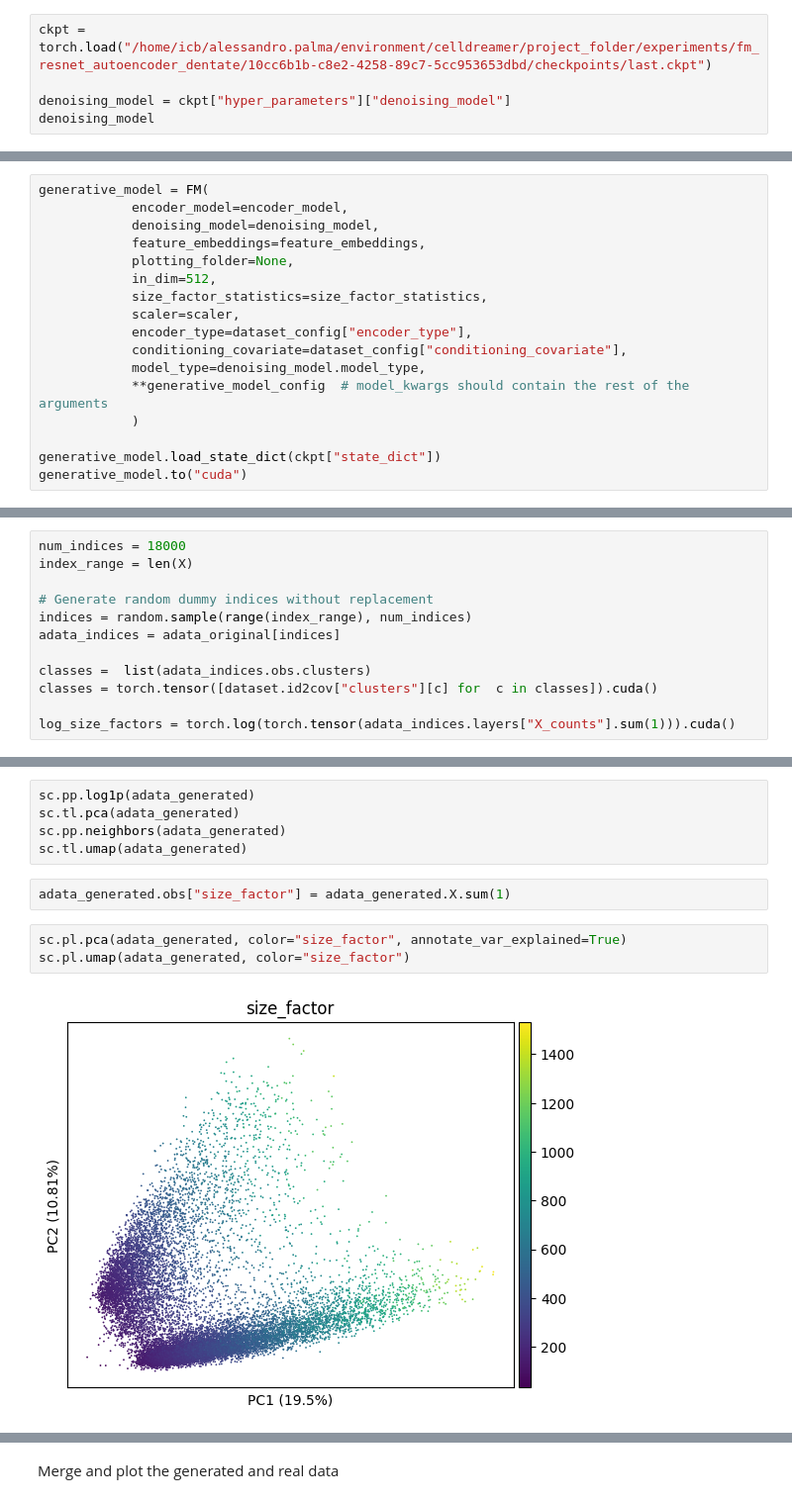
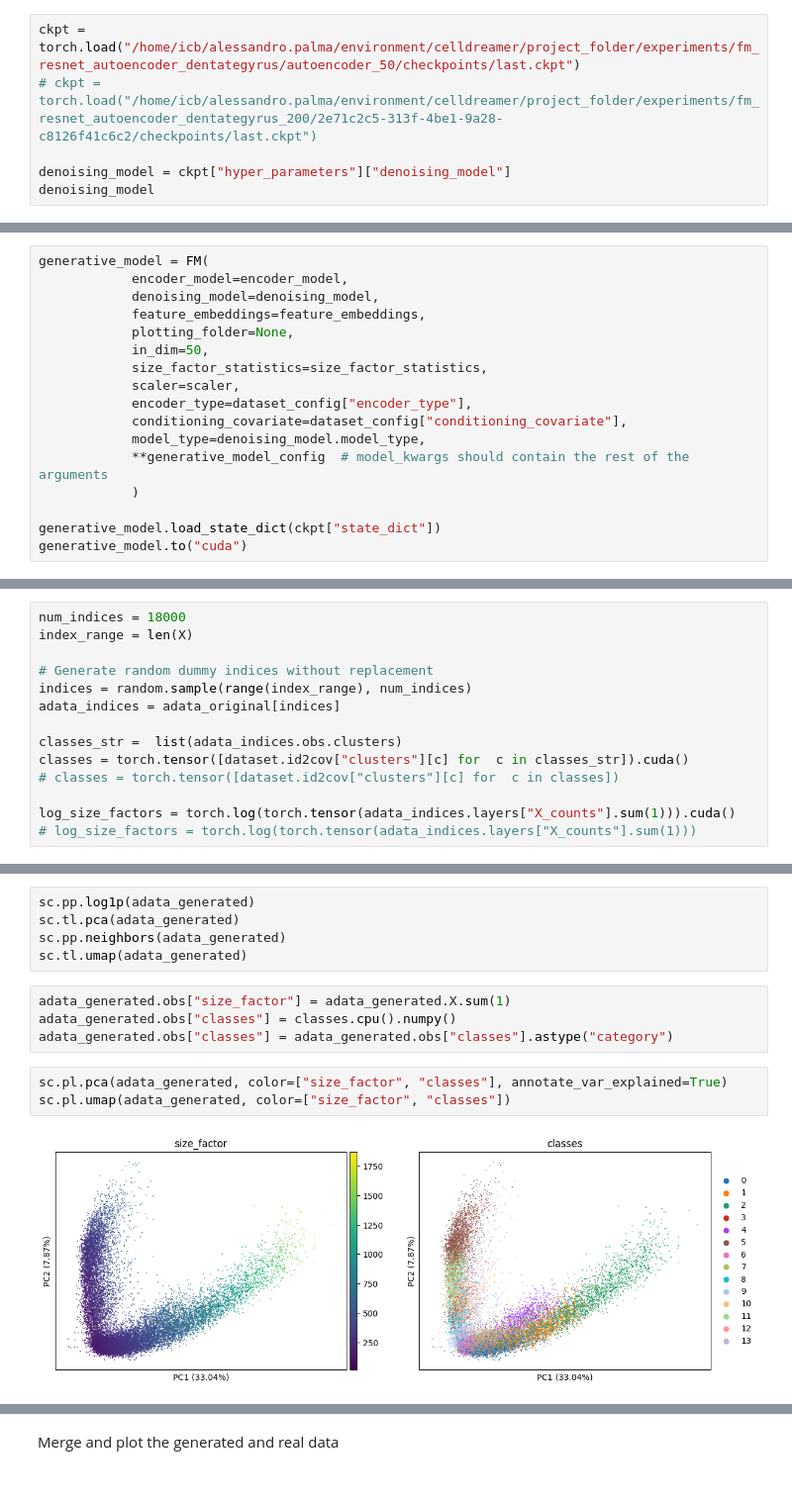
Before and after one commit to theislab/CFGen, a Jupyter notebook: notebooks/experiments/test_generation_dentate_autoencoder.ipynb, the cells around one changed output, grey strips where cells are left out. Shown at 99% size. Saved outputs shown, nothing was run; the diff lists cells and outputs as text.

```diff
--- a/notebooks/experiments/test_generation_dentate_autoencoder.ipynb
+++ b/notebooks/experiments/test_generation_dentate_autoencoder.ipynb
@@ -116,6 +119,7 @@ generative_model_config = {'learning_rate': 0.0001,
                         }
 # %%
-ckpt = torch.load("/home/icb/alessandro.palma/environment/celldreamer/project_folder/experiments/fm_resnet_autoencoder_dentate/10cc6b1b-c8e2-4258-89c7-5cc953653dbd/checkpoints/last.ckpt")
+ckpt = torch.load("/home/icb/alessandro.palma/environment/celldreamer/project_folder/experiments/fm_resnet_autoencoder_dentategyrus/autoencoder_50/checkpoints/last.ckpt")
+# ckpt = torch.load("/home/icb/alessandro.palma/environment/celldreamer/project_folder/experiments/fm_resnet_autoencoder_dentategyrus_200/2e71c2c5-313f-4be1-9a28-c8126f41c6c2/checkpoints/last.ckpt")
 
 denoising_model = ckpt["hyper_parameters"]["denoising_model"]
 denoising_model
@@ -158,7 +170,7 @@ generative_model = FM(
             denoising_model=denoising_model,
             feature_embeddings=feature_embeddings,
             plotting_folder=None,
-            in_dim=512,
+            in_dim=50,
             size_factor_statistics=size_factor_statistics,
             scaler=scaler,
             encoder_type=dataset_config["encoder_type"],
@@ -207,10 +219,12 @@ index_range = len(X)
 indices = random.sample(range(index_range), num_indices)
 adata_indices = adata_original[indices]
 
-classes =  list(adata_indices.obs.clusters)
-classes = torch.tensor([dataset.id2cov["clusters"][c] for  c in classes]).cuda()
+classes_str =  list(adata_indices.obs.clusters)
+classes = torch.tensor([dataset.id2cov["clusters"][c] for  c in classes_str]).cuda()
+# classes = torch.tensor([dataset.id2cov["clusters"][c] for  c in classes])
 
 log_size_factors = torch.log(torch.tensor(adata_indices.layers["X_counts"].sum(1))).cuda()
+# log_size_factors = torch.log(torch.tensor(adata_indices.layers["X_counts"].sum(1)))
 # %%
 X_generated = generative_model.batched_sample(batch_size=180,
                                                 repetitions=100,
@@ -257,8 +282,10 @@ sc.pp.neighbors(adata_generated)
 sc.tl.umap(adata_generated)
 # %%
 adata_generated.obs["size_factor"] = adata_generated.X.sum(1)
+adata_generated.obs["classes"] = classes.cpu().numpy()
+adata_generated.obs["classes"] = adata_generated.obs["classes"].astype("category")
 # %%
-sc.pl.pca(adata_generated, color="size_factor", annotate_var_explained=True)
-sc.pl.umap(adata_generated, color="size_factor")
+sc.pl.pca(adata_generated, color=["size_factor", "classes"], annotate_var_explained=True)
+sc.pl.umap(adata_generated, color=["size_factor", "classes"])
 # %% [output]
-[figure, old version]
+[figure, new version]
```
Also changed, not shown: parts of 22 cells of this notebook, 32 other files.
